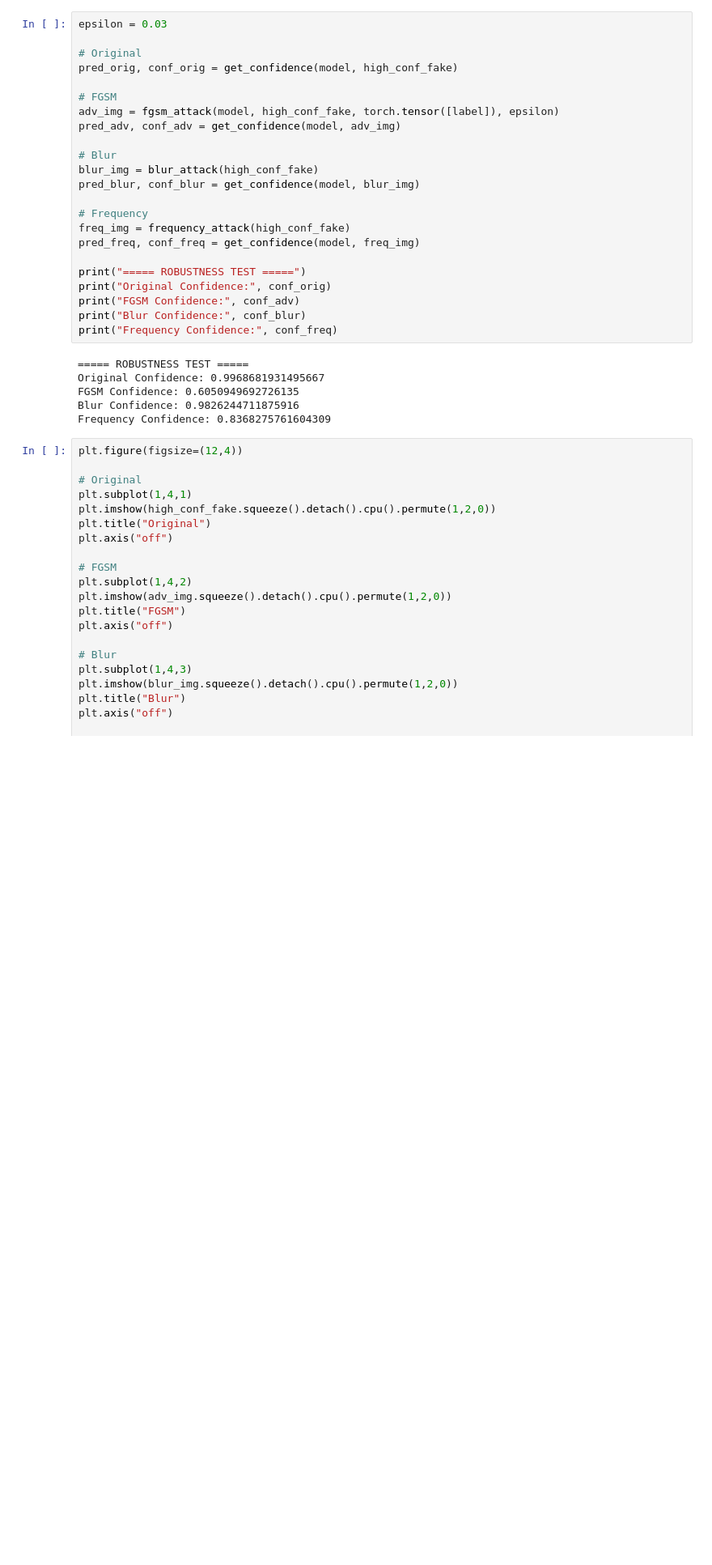
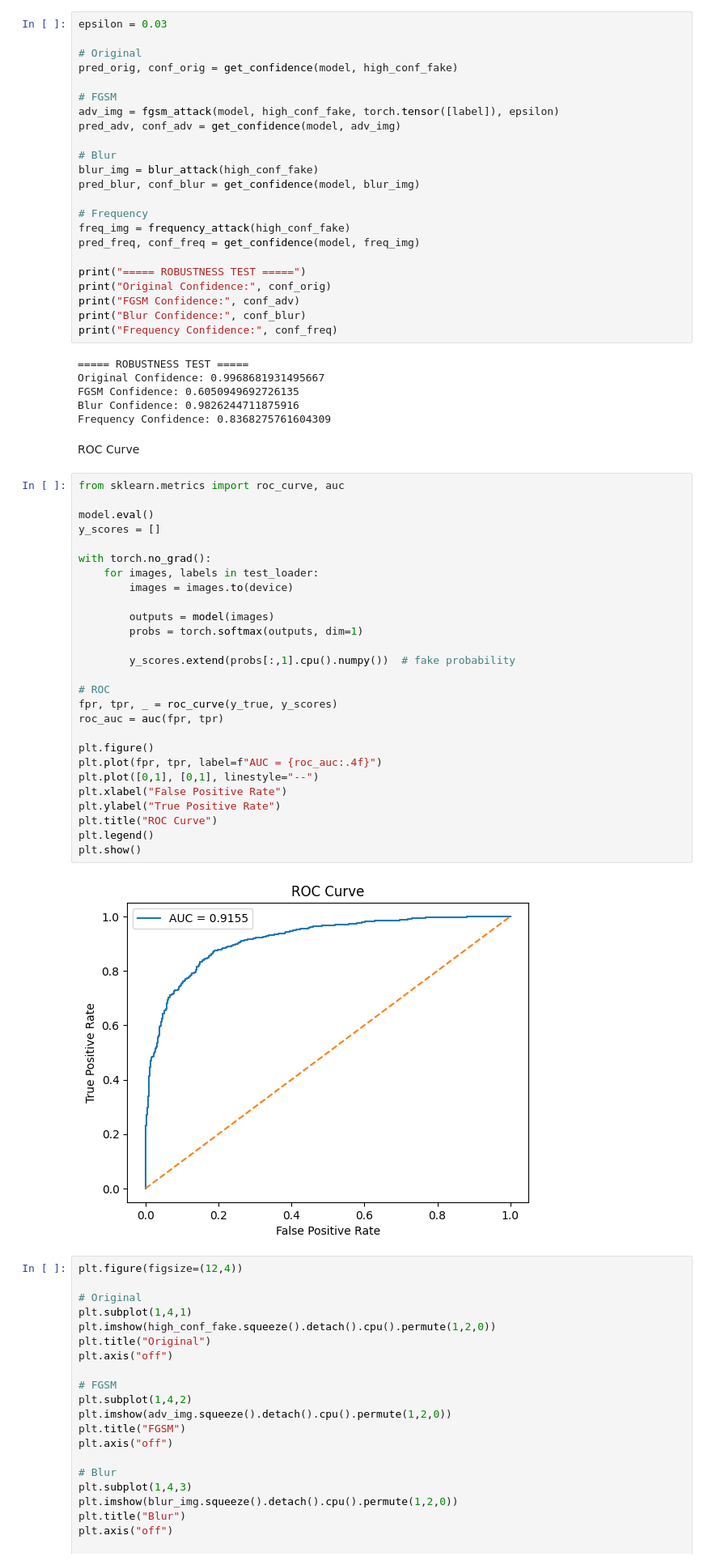
Before and after one commit to kaviya-ns/Deep-Shield, a Jupyter notebook: main.ipynb, the cells around one changed output. Shown at 81% size. Cells and saved outputs as stored; diff of their text form; blank space fills up the shorter version.

```diff
--- a/main.ipynb
+++ b/main.ipynb
@@ -796,6 +796,37 @@ Original Confidence: 0.9968681931495667
 FGSM Confidence: 0.6050949692726135
 Blur Confidence: 0.9826244711875916
 Frequency Confidence: 0.8368275761604309
+# %% [markdown]
+ROC Curve
+# %%
+from sklearn.metrics import roc_curve, auc
+
+model.eval()
+y_scores = []
+
+with torch.no_grad():
+    for images, labels in test_loader:
+        images = images.to(device)
+
+        outputs = model(images)
+        probs = torch.softmax(outputs, dim=1)
+
+        y_scores.extend(probs[:,1].cpu().numpy())  # fake probability
+
+# ROC
+fpr, tpr, _ = roc_curve(y_true, y_scores)
+roc_auc = auc(fpr, tpr)
+
+plt.figure()
+plt.plot(fpr, tpr, label=f"AUC = {roc_auc:.4f}")
+plt.plot([0,1], [0,1], linestyle="--")
+plt.xlabel("False Positive Rate")
+plt.ylabel("True Positive Rate")
+plt.title("ROC Curve")
+plt.legend()
+plt.show()
+# %% [output]
+[figure, added]
 # %%
 plt.figure(figsize=(12,4))
 
```
Also changed, not shown: parts of 17 cells of this notebook.
